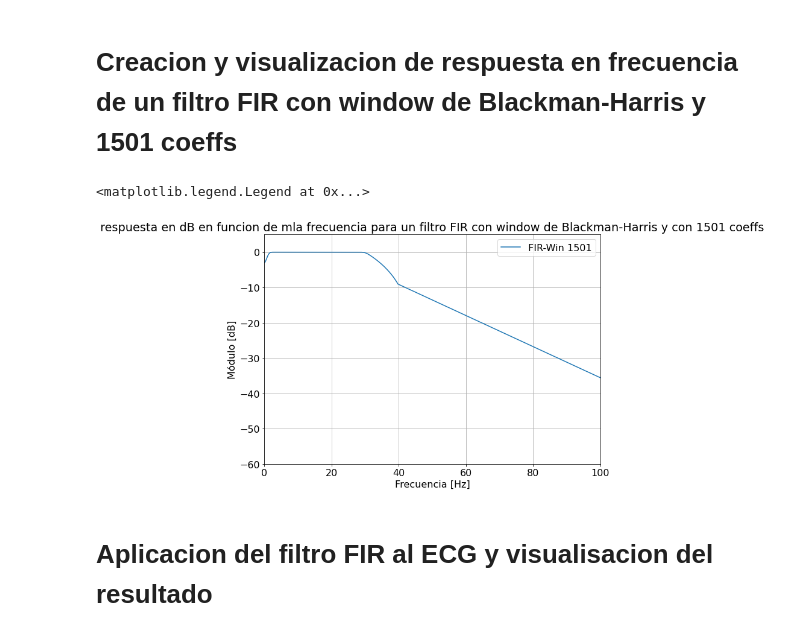
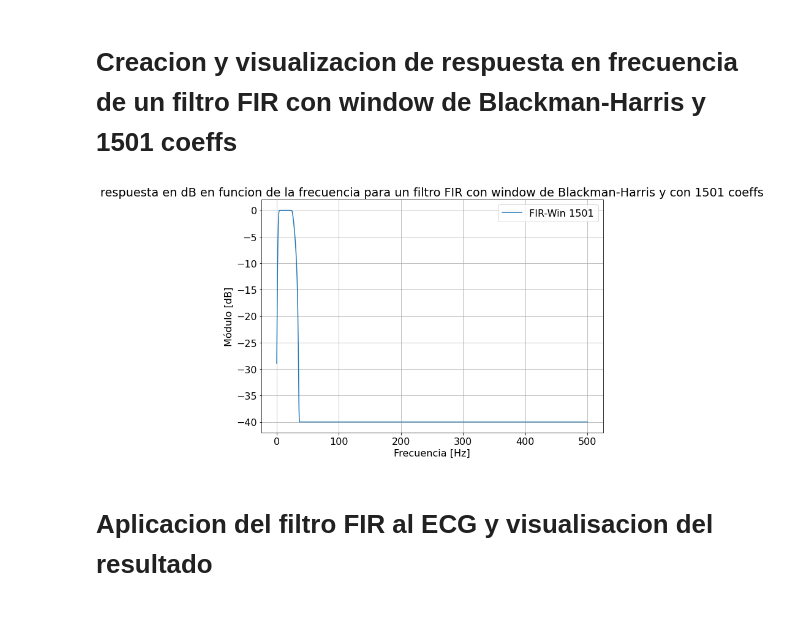
Before and after one commit to Mathilde-lelephant/Mathilde-d-Hebrail-PDS-repo, a Jupyter notebook: notebook9.ipynb, the cells around one changed output. Cells and saved outputs as stored; diff of their text form; code cells hidden in the pictures.

```diff
--- a/notebook9.ipynb
+++ b/notebook9.ipynb
@@ -243,36 +223,53 @@ El resultado es mucho mejor : la forma de los latidos son casi no modificados, y
 # %% [markdown]
 # Creacion y visualizacion de respuesta en frecuencia de un filtro FIR con window de Blackman-Harris y 1501 coeffs
 # %%
+# Plantilla
+
+# filter design
+ripple = 0 # dB
+atenuacion = 40 # dB
+
+ws1 = 1.0 #Hz
+wp1 = 3.0 #Hz
+wp2 = 25.0 #Hz
+ws2 = 35.0 #Hz
+
+frecs = np.array([0.0,         ws1,         wp1,     wp2,     ws2,         nyq_frec   ]) / nyq_frec
+gains = np.array([-atenuacion, -atenuacion, -ripple, -ripple, -atenuacion, -atenuacion])
+gains = 10**(gains/20)
+
+
+
+
+
 cant_coeficientes = 1501
 
 num_win = sig.firwin2(cant_coeficientes, frecs, gains , window='blackmanharris' )
 
 den = 1.0
 
 # muestreo el filtro donde me interesa verlo según la plantilla.
 w  = np.append(np.logspace(-1, 0.8, 250), np.logspace(0.9, 1.6, 250) )
 w  = np.append(w, np.linspace(110, nyq_frec, 100, endpoint=True) ) / nyq_frec * np.pi
 
 _, hh_win = sig.freqz(num_win, den, w)
 
 
 # renormalizo el eje de frecuencia
 w = w / np.pi * nyq_frec
 
 plt.plot(w, 20 * np.log10(abs(hh_win)), label='FIR-Win {:d}'.format(num_win.shape[0]))
 
-plt.title("respuesta en dB en funcion de mla frecuencia para un filtro FIR con window de Blackman-Harris y con 1501 coeffs")
+plt.title("respuesta en dB en funcion de la frecuencia para un filtro FIR con window de Blackman-Harris y con 1501 coeffs")
 plt.xlabel('Frecuencia [Hz]')
 plt.ylabel('Módulo [dB]')
 plt.grid()
-plt.axis([0, 100, -60, 5 ]);
 
 axes_hdl = plt.gca()
 axes_hdl.legend()
 plt.show()
 # %% [output]
-<matplotlib.legend.Legend at 0x...>
-[figure, old version]
+[figure, new version]
 # %% [markdown]
 # Aplicacion del filtro FIR al ECG y visualisacion del resultado
 # %% [markdown]
```
Also changed, not shown: parts of 6 cells of this notebook.
